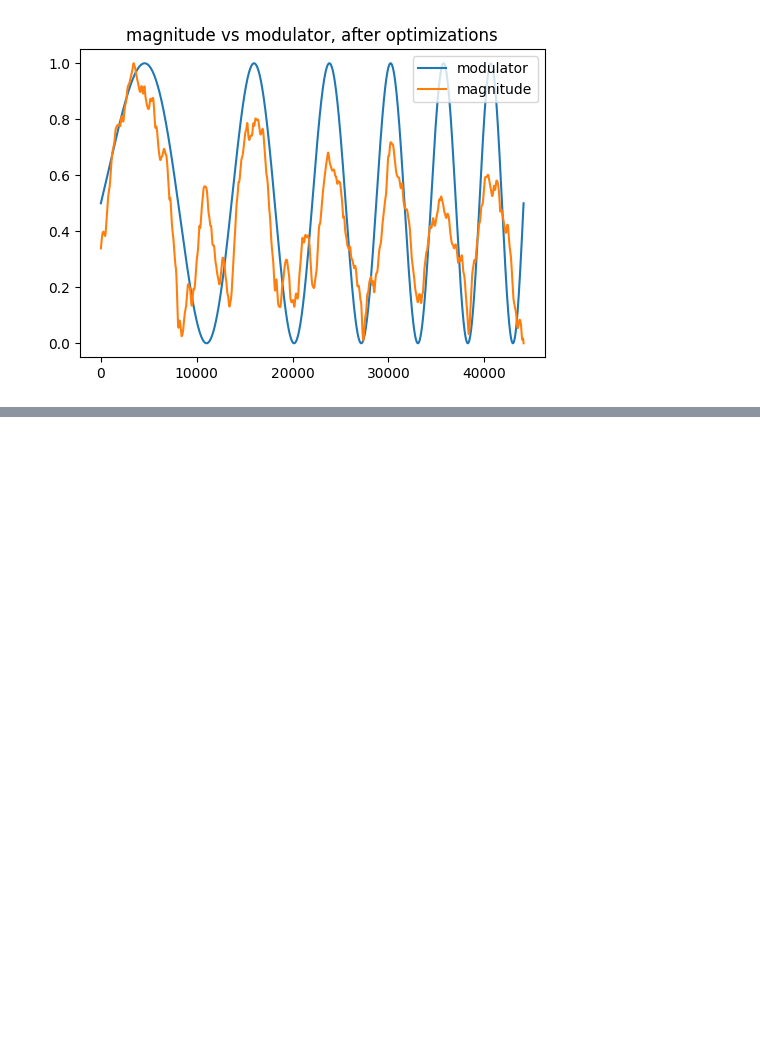
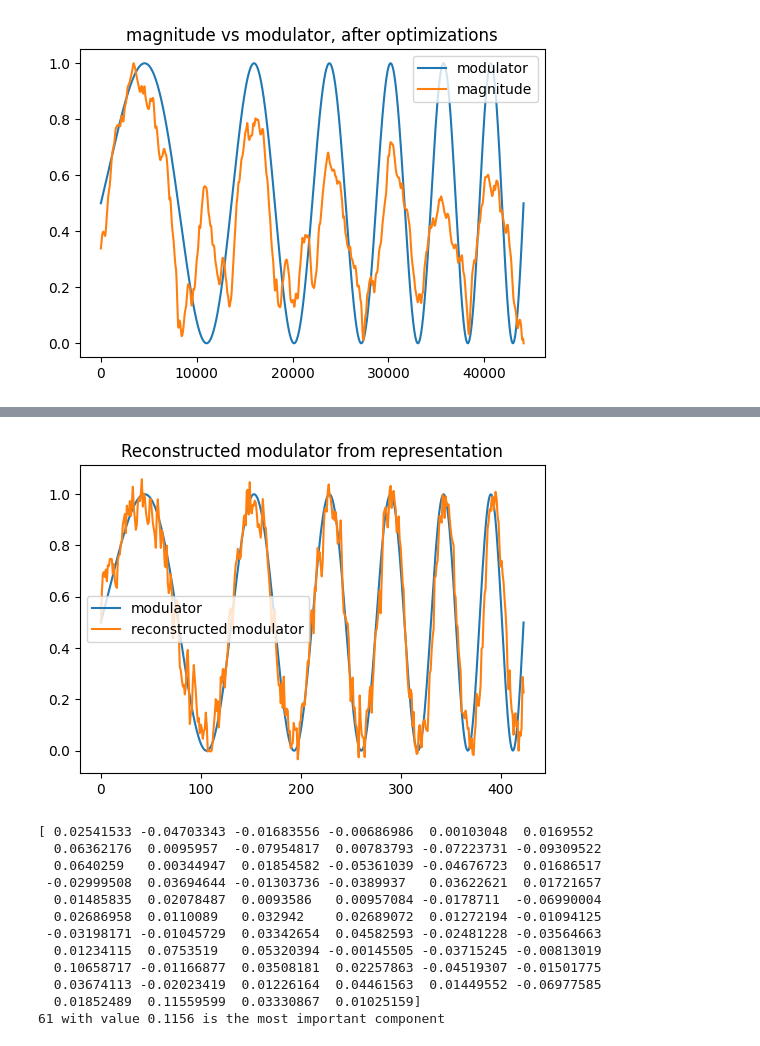
Before and after one commit to inspektral/sonic-trajectories, a Jupyter notebook: nmf-test.ipynb, the cells around one changed output, grey strips where cells are left out. Drawn from its saved outputs; the diff is of its cells as text; code cells hidden in the pictures; blank space fills up the shorter version.

```diff
--- a/nmf-test.ipynb
+++ b/nmf-test.ipynb
@@ -191,0 +202,34 @@ Correlation between modulator and activation 1: -0.9515
+# %%
+repr_T = repr.T
+repr_T = repr_T.astype(np.float32)
+mod_repr_sized = utils.norm_stretch(modulator, repr_T.shape[0])
+
+w, residuals, rank, singular_values = np.linalg.lstsq(
+    repr_T,
+    mod_repr_sized,
+    rcond=None
+)
+
+plt.figure(figsize=(6,4))
+plt.plot(mod_repr_sized, label='modulator')
+plt.plot(repr_T @ w, label='reconstructed modulator')
+plt.title('Reconstructed modulator from representation')
+plt.legend()
+plt.show()
+
+print(w)
+print(f"{np.argmax(np.abs(w))} with value {np.max(np.abs(w)):.4f} is the most important component")
+# %% [output]
+[figure, added]
+[ 0.02541533 -0.04703343 -0.01683556 -0.00686986  0.00103048  0.0169552
+  0.06362176  0.0095957  -0.07954817  0.00783793 -0.07223731 -0.09309522
+  0.0640259   0.00344947  0.01854582 -0.05361039 -0.04676723  0.01686517
+ -0.02999508  0.03694644 -0.01303736 -0.0389937   0.03622621  0.01721657
+  0.01485835  0.02078487  0.0093586   0.00957084 -0.0178711  -0.06990004
+  0.02686958  0.0110089   0.032942    0.02689072  0.01272194 -0.01094125
+ -0.03198171 -0.01045729  0.03342654  0.04582593 -0.02481228 -0.03564663
+  0.01234115  0.0753519   0.05320394 -0.00145505 -0.03715245 -0.00813019
+  0.10658717 -0.01166877  0.03508181  0.02257863 -0.04519307 -0.01501775
+  0.03674113 -0.02023419  0.01226164  0.04461563  0.01449552 -0.06977585
+  0.01852489  0.11559599  0.03330867  0.01025159]
+61 with value 0.1156 is the most important component
```
Also changed, not shown: parts of 5 cells of this notebook, 2 other files.
